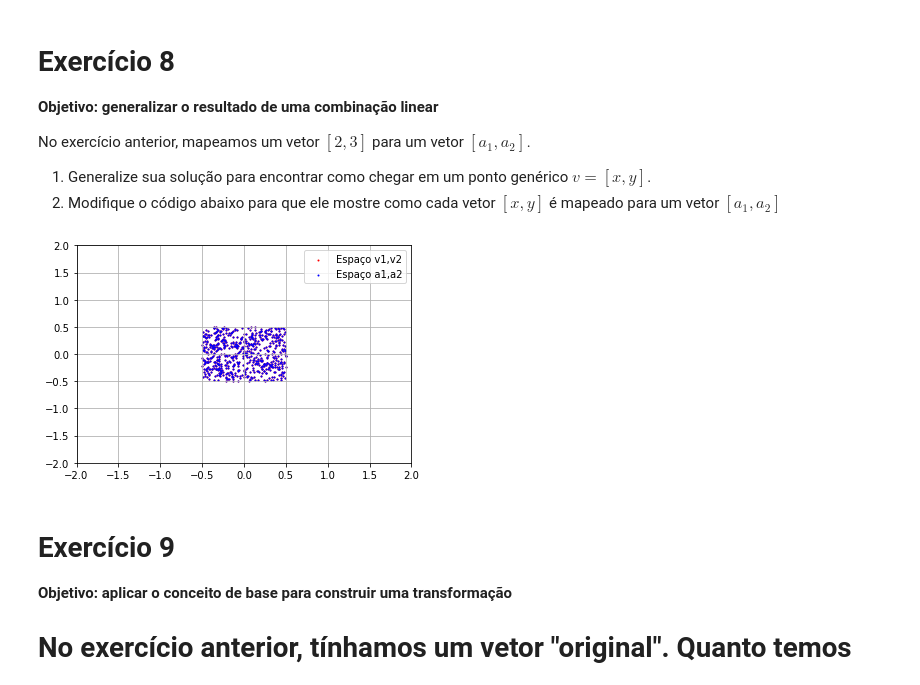
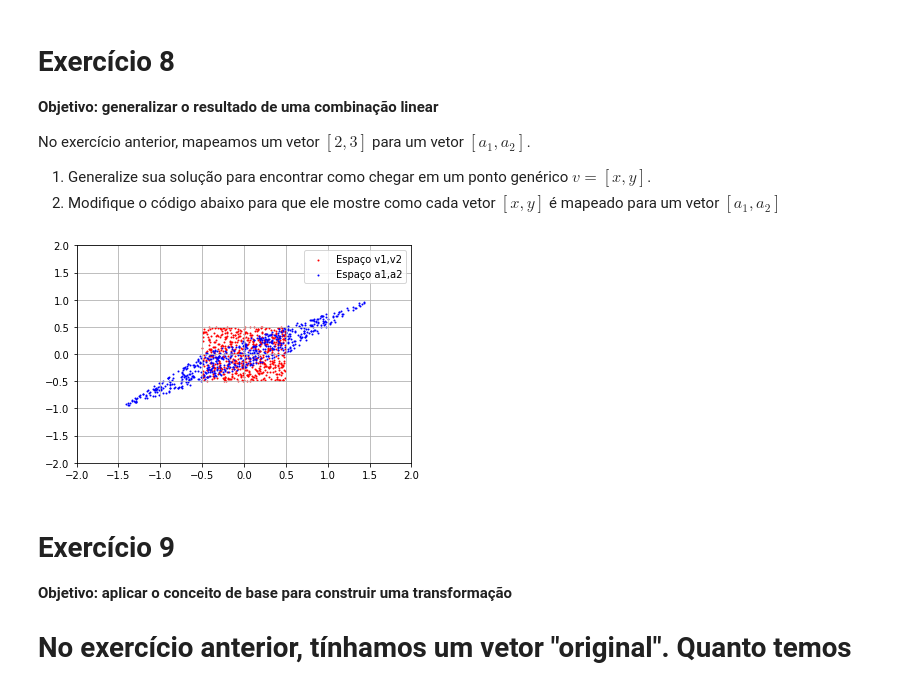
Before and after one commit to tiagoft/alglin-alunos, a Jupyter notebook: 04-bases.ipynb, the cells around one changed output. Saved outputs shown, nothing was run; the diff lists cells and outputs as text; code cells hidden in the pictures.

```diff
--- a/04-bases.ipynb
+++ b/04-bases.ipynb
@@ -194,23 +292,25 @@ No exercício anterior, mapeamos um vetor $[2,3]$ para um vetor $[a_1, a_2]$.
 # %%
 # Comece com esse código inicial!
 x = np.random.uniform(-0.5, 0.5, size=(2, 600))
 
 # Altere daqui para baixo
 # -----------------
-v =  x
+B = np.array([[-1,1], [1,-2]])
+B_ = np.linalg.inv(B)
+v =  B_ @ x
 # -----------------
 # Altere daqui para cima
 
 plt.figure()
 plt.scatter(x[0,:], x[1,:], s=1, c='r', label='Espaço v1,v2')
 plt.scatter(v[0,:], v[1,:], s=1, c='b', label='Espaço a1,a2')
 plt.xlim([-2, 2])
 plt.ylim([-2, 2])
 plt.grid()
 plt.legend()
 plt.show()
 # %% [output]
-[figure, old version]
+[figure, new version]
 # %% [markdown]
 # Exercício 9
 **Objetivo: aplicar o conceito de base para construir uma transformação**
```
Also changed, not shown: parts of 27 cells of this notebook, 4 other files.
